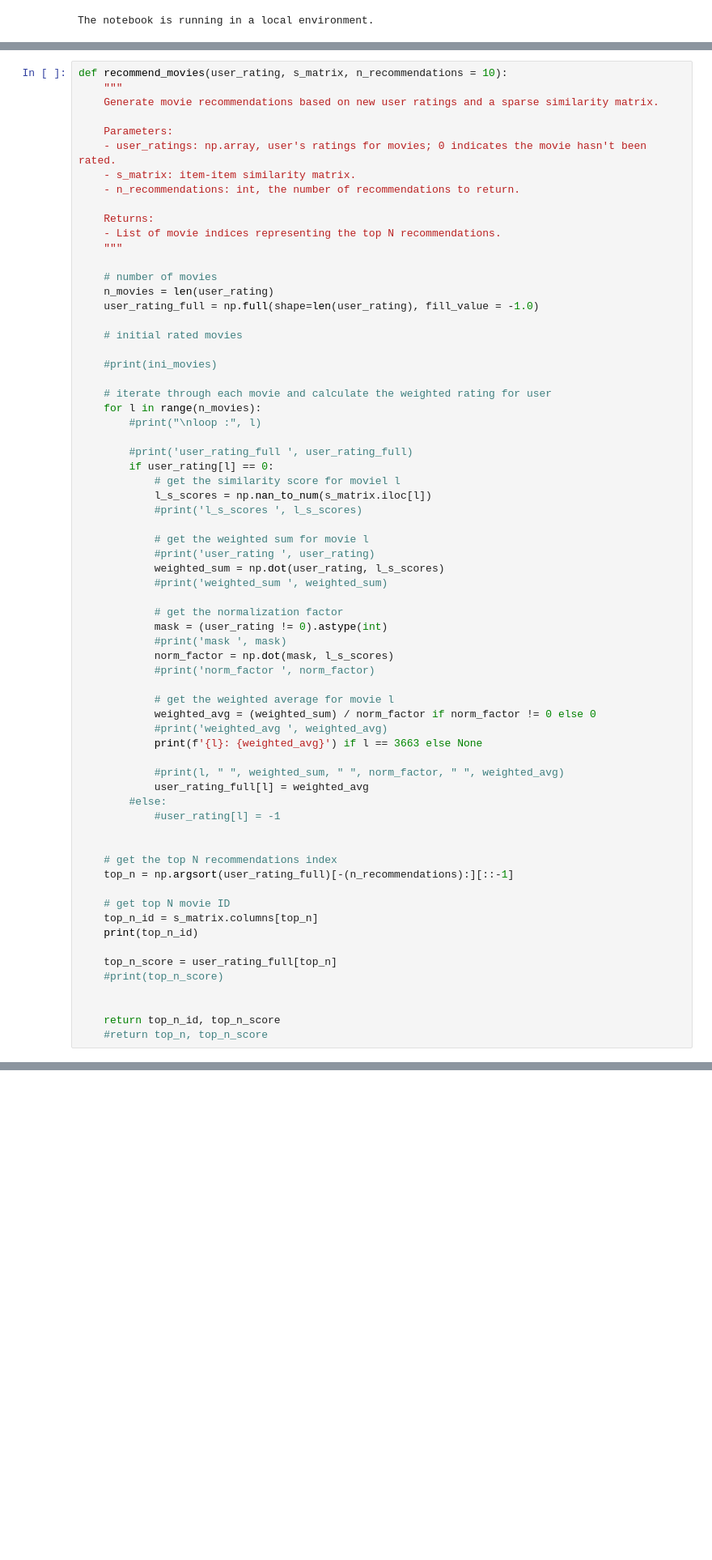
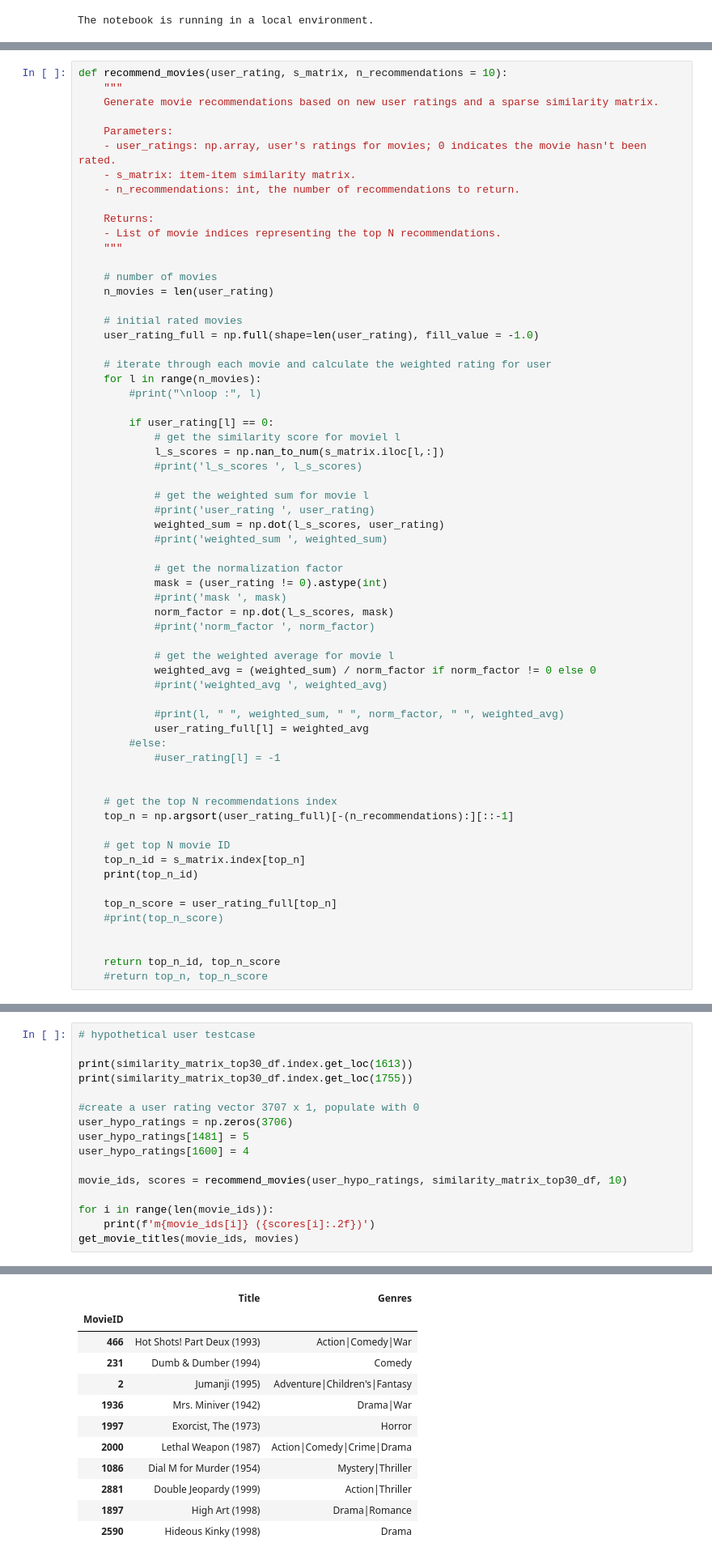
Before and after one commit to yanglianglu/CS-598-Statistical_Learning, a Jupyter notebook: CS_598_Project_4/ibcf.ipynb, the cells around one changed output, grey strips where cells are left out. Shown at 81% size. Drawn from its saved outputs; the diff is of its cells as text; blank space fills up the shorter version.

```diff
--- a/CS_598_Project_4/ibcf.ipynb
+++ b/CS_598_Project_4/ibcf.ipynb
@@ -242,37 +247,33 @@ def recommend_movies(user_rating, s_matrix, n_recommendations = 10):
 
     # number of movies
     n_movies = len(user_rating)
-    user_rating_full = np.full(shape=len(user_rating), fill_value = -1.0)
 
     # initial rated movies
-
-    #print(ini_movies)
+    user_rating_full = np.full(shape=len(user_rating), fill_value = -1.0)
 
     # iterate through each movie and calculate the weighted rating for user
     for l in range(n_movies):
         #print("\nloop :", l)
 
-        #print('user_rating_full ', user_rating_full)
         if user_rating[l] == 0:
             # get the similarity score for moviel l
-            l_s_scores = np.nan_to_num(s_matrix.iloc[l])
+            l_s_scores = np.nan_to_num(s_matrix.iloc[l,:])
             #print('l_s_scores ', l_s_scores)
 
             # get the weighted sum for movie l
             #print('user_rating ', user_rating)
-            weighted_sum = np.dot(user_rating, l_s_scores)
+            weighted_sum = np.dot(l_s_scores, user_rating)
             #print('weighted_sum ', weighted_sum)
 
             # get the normalization factor
             mask = (user_rating != 0).astype(int)
             #print('mask ', mask)
-            norm_factor = np.dot(mask, l_s_scores)
+            norm_factor = np.dot(l_s_scores, mask)
             #print('norm_factor ', norm_factor)
 
             # get the weighted average for movie l
             weighted_avg = (weighted_sum) / norm_factor if norm_factor != 0 else 0
             #print('weighted_avg ', weighted_avg)
-            print(f'{l}: {weighted_avg}') if l == 3663 else None
 
             #print(l, " ", weighted_sum, " ", norm_factor, " ", weighted_avg)
             user_rating_full[l] = weighted_avg
@@ -284,7 +285,7 @@ def recommend_movies(user_rating, s_matrix, n_recommendations = 10):
     top_n = np.argsort(user_rating_full)[-(n_recommendations):][::-1]
 
     # get top N movie ID
-    top_n_id = s_matrix.columns[top_n]
+    top_n_id = s_matrix.index[top_n]
     print(top_n_id)
 
     top_n_score = user_rating_full[top_n]
@@ -325,0 +396,17 @@ m0 (-1.00)
+# %%
+# hypothetical user testcase
+
+print(similarity_matrix_top30_df.index.get_loc(1613))
+print(similarity_matrix_top30_df.index.get_loc(1755))
+
+#create a user rating vector 3707 x 1, populate with 0
+user_hypo_ratings = np.zeros(3706)
+user_hypo_ratings[1481] = 5
+user_hypo_ratings[1600] = 4
+
+movie_ids, scores = recommend_movies(user_hypo_ratings, similarity_matrix_top30_df, 10)
+
+for i in range(len(movie_ids)):
+    print(f'm{movie_ids[i]} ({scores[i]:.2f})')
+get_movie_titles(movie_ids, movies)
+# %% [output]
@@ -325,0 +426,12 @@ m0 (-1.00)
+|  | Title | Genres |
+| MovieID |  |  |
+| 466 | Hot Shots! Part Deux (1993) | Action|Comedy|War |
+| 231 | Dumb & Dumber (1994) | Comedy |
+| 2 | Jumanji (1995) | Adventure|Children's|Fantasy |
+| 1936 | Mrs. Miniver (1942) | Drama|War |
+| 1997 | Exorcist, The (1973) | Horror |
+| 2000 | Lethal Weapon (1987) | Action|Comedy|Crime|Drama |
+| 1086 | Dial M for Murder (1954) | Mystery|Thriller |
+| 2881 | Double Jeopardy (1999) | Action|Thriller |
+| 1897 | High Art (1998) | Drama|Romance |
+| 2590 | Hideous Kinky (1998) | Drama |
```
Also changed, not shown: parts of 12 cells of this notebook.
